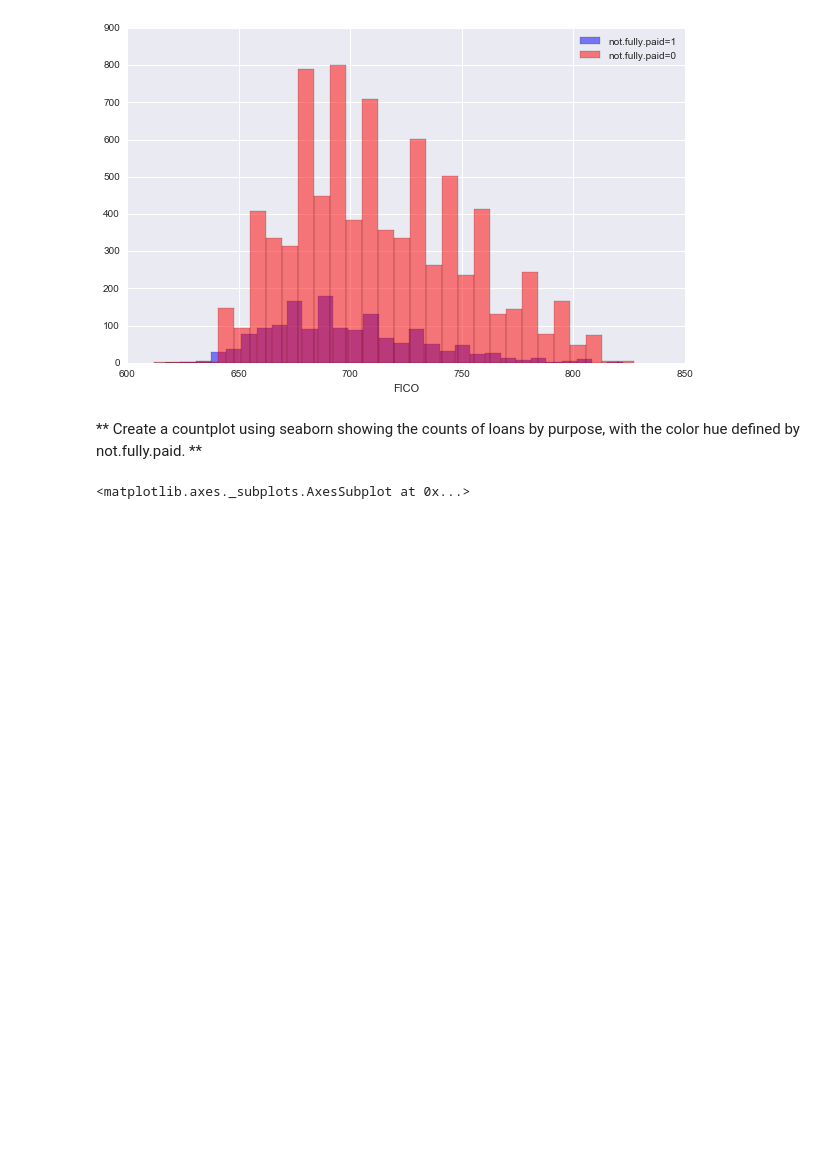
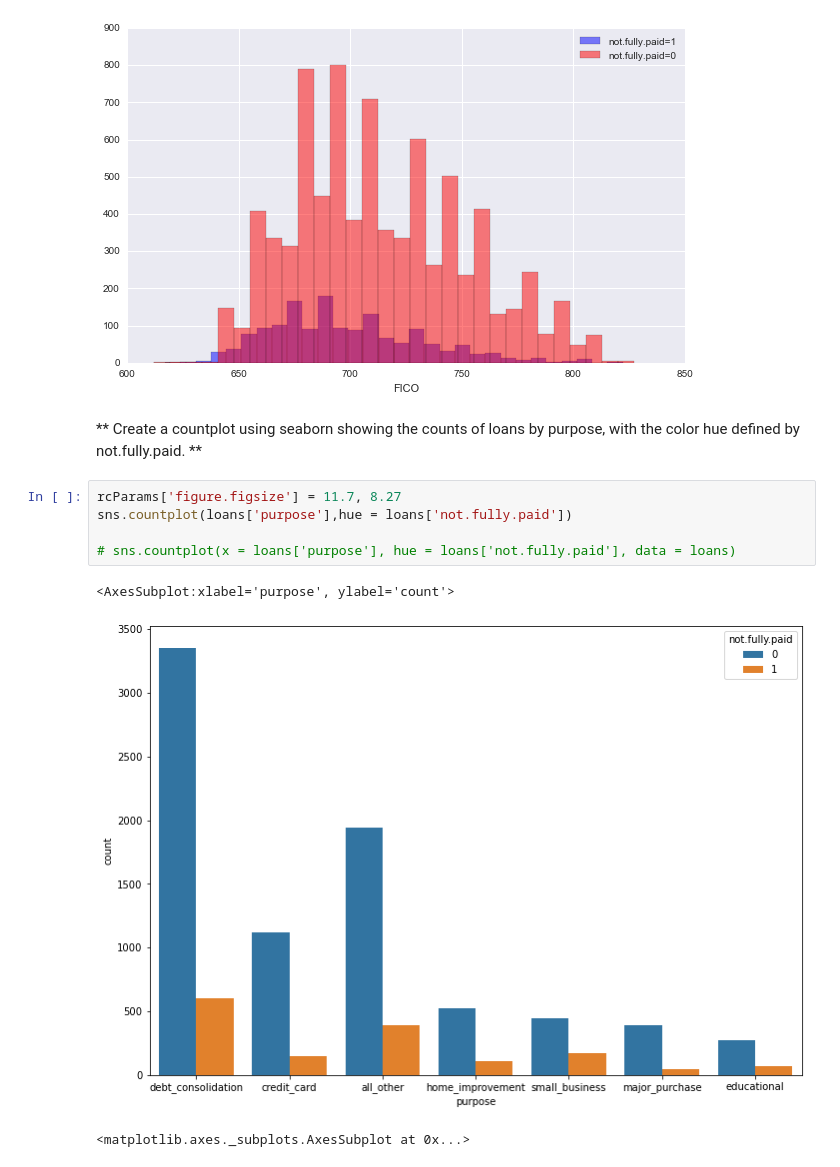
Before and after one commit to rubdul/Python, a Jupyter notebook: Python for Data Science and Machine Learning/Py_DS_ML_Bootcamp-master/15-Decision-Trees-and-Random-Forests/02-Decision Trees and Random Forest Project.ipynb, the cells around one changed output. Saved outputs shown, nothing was run; the diff lists cells and outputs as text; blank space fills up the shorter version.

```diff
--- a/Python for Data Science and Machine Learning/Py_DS_ML_Bootcamp-master/15-Decision-Trees-and-Random-Forests/02-Decision Trees and Random Forest Project.ipynb
+++ b/Python for Data Science and Machine Learning/Py_DS_ML_Bootcamp-master/15-Decision-Trees-and-Random-Forests/02-Decision Trees and Random Forest Project.ipynb
@@ -142,6 +153,14 @@ array([[<AxesSubplot:title={'center':'Age'}>,
 [figure]
 # %% [markdown]
 ** Create a countplot using seaborn showing the counts of loans by purpose, with the color hue defined by not.fully.paid. **
+# %%
+rcParams['figure.figsize'] = 11.7, 8.27
+sns.countplot(loans['purpose'],hue = loans['not.fully.paid'])
+
+# sns.countplot(x = loans['purpose'], hue = loans['not.fully.paid'], data = loans)
+# %% [output]
+<AxesSubplot:xlabel='purpose', ylabel='count'>
+[figure, added]
 # %%
 # %% [output]
 <matplotlib.axes._subplots.AxesSubplot at 0x...>
```
Also changed, not shown: parts of 29 cells of this notebook, 1 other file.
